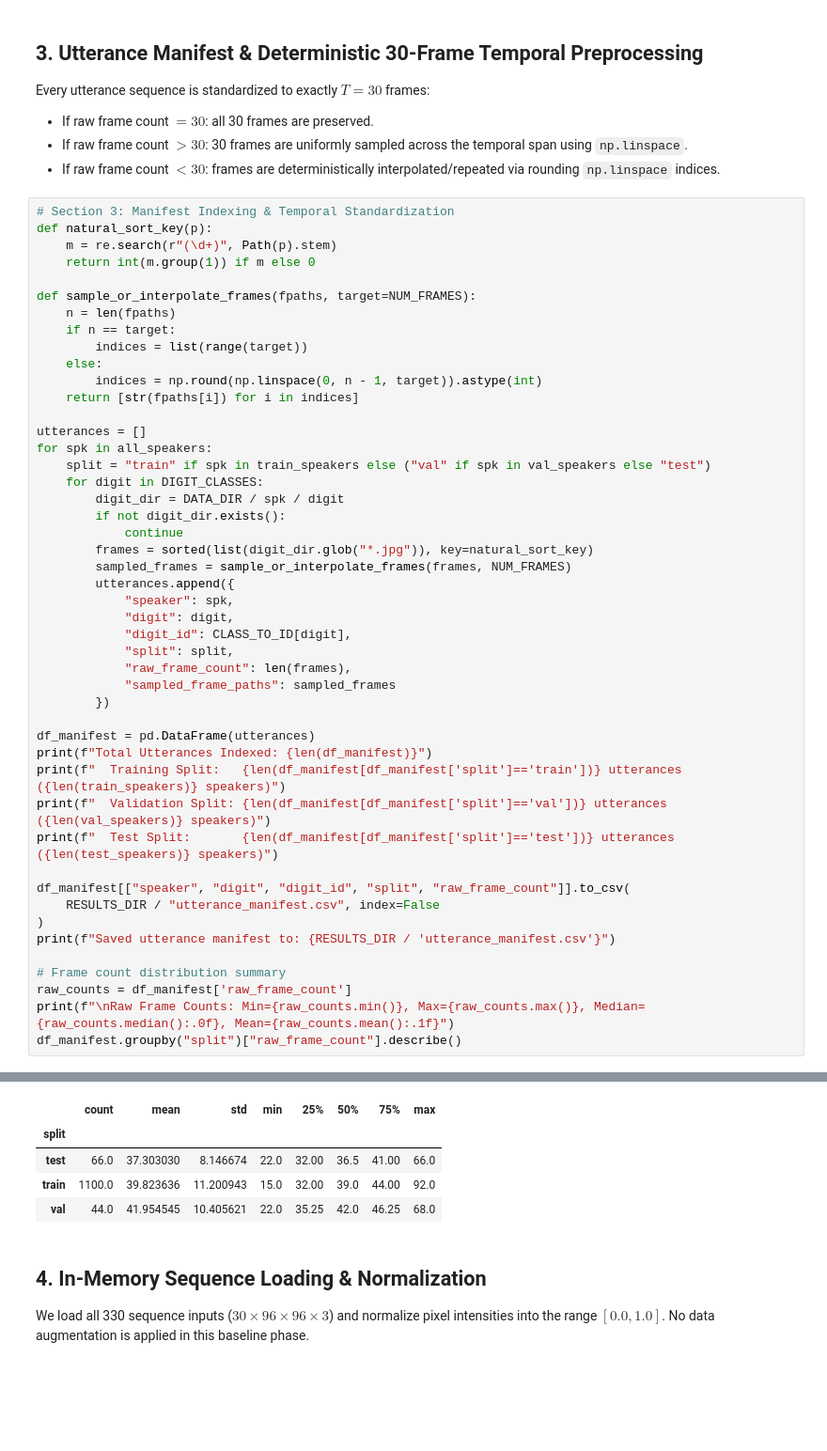
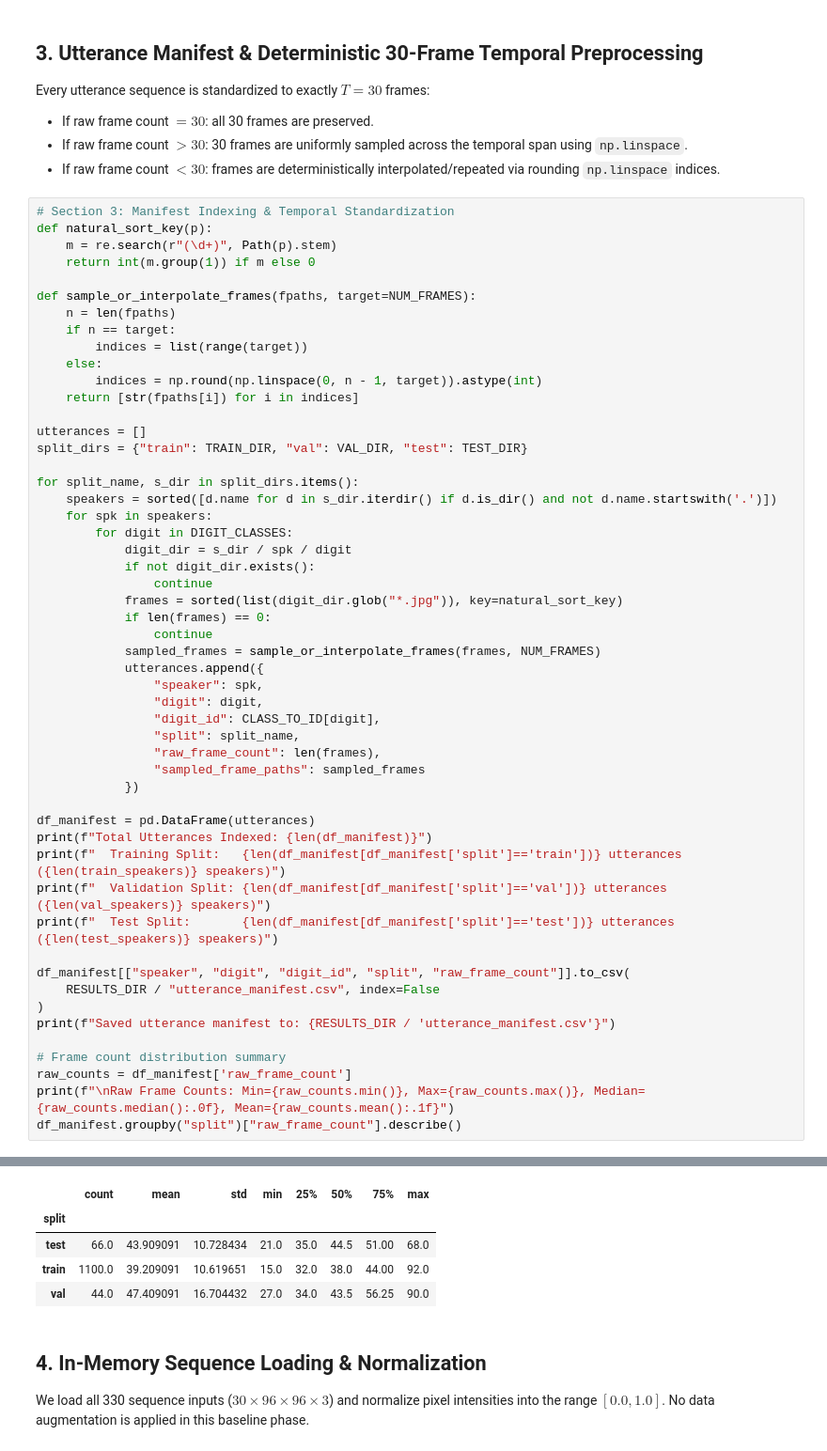
Before and after one commit to LegioN2004/tai-phake-lip-reading, a Jupyter notebook: notebooks/06_pretrained_phase1_baseline.ipynb, the cells around one changed output, grey strips where cells are left out. Shown at 94% size. Drawn from its saved outputs; the diff is of its cells as text; blank space fills up the shorter version.

```diff
--- a/notebooks/06_pretrained_phase1_baseline.ipynb
+++ b/notebooks/06_pretrained_phase1_baseline.ipynb
@@ -169,52 +197,57 @@ def sample_or_interpolate_frames(fpaths, target=NUM_FRAMES):
         indices = np.round(np.linspace(0, n - 1, target)).astype(int)
     return [str(fpaths[i]) for i in indices]
 
 utterances = []
-for spk in all_speakers:
-    split = "train" if spk in train_speakers else ("val" if spk in val_speakers else "test")
-    for digit in DIGIT_CLASSES:
-        digit_dir = DATA_DIR / spk / digit
-        if not digit_dir.exists():
-            continue
-        frames = sorted(list(digit_dir.glob("*.jpg")), key=natural_sort_key)
-        sampled_frames = sample_or_interpolate_frames(frames, NUM_FRAMES)
-        utterances.append({
-            "speaker": spk,
-            "digit": digit,
-            "digit_id": CLASS_TO_ID[digit],
-            "split": split,
-            "raw_frame_count": len(frames),
-            "sampled_frame_paths": sampled_frames
-        })
+split_dirs = {"train": TRAIN_DIR, "val": VAL_DIR, "test": TEST_DIR}
+
+for split_name, s_dir in split_dirs.items():
+    speakers = sorted([d.name for d in s_dir.iterdir() if d.is_dir() and not d.name.startswith('.')])
+    for spk in speakers:
+        for digit in DIGIT_CLASSES:
+            digit_dir = s_dir / spk / digit
+            if not digit_dir.exists():
+                continue
+            frames = sorted(list(digit_dir.glob("*.jpg")), key=natural_sort_key)
+            if len(frames) == 0:
+                continue
+            sampled_frames = sample_or_interpolate_frames(frames, NUM_FRAMES)
+            utterances.append({
+                "speaker": spk,
+                "digit": digit,
+                "digit_id": CLASS_TO_ID[digit],
+                "split": split_name,
+                "raw_frame_count": len(frames),
+                "sampled_frame_paths": sampled_frames
+            })
 
 df_manifest = pd.DataFrame(utterances)
 print(f"Total Utterances Indexed: {len(df_manifest)}")
 print(f"  Training Split:   {len(df_manifest[df_manifest['split']=='train'])} utterances ({len(train_speakers)} speakers)")
 print(f"  Validation Split: {len(df_manifest[df_manifest['split']=='val'])} utterances ({len(val_speakers)} speakers)")
 print(f"  Test Split:       {len(df_manifest[df_manifest['split']=='test'])} utterances ({len(test_speakers)} speakers)")
 
 df_manifest[["speaker", "digit", "digit_id", "split", "raw_frame_count"]].to_csv(
     RESULTS_DIR / "utterance_manifest.csv", index=False
 )
 print(f"Saved utterance manifest to: {RESULTS_DIR / 'utterance_manifest.csv'}")
 
 # Frame count distribution summary
 raw_counts = df_manifest['raw_frame_count']
 print(f"\nRaw Frame Counts: Min={raw_counts.min()}, Max={raw_counts.max()}, Median={raw_counts.median():.0f}, Mean={raw_counts.mean():.1f}")
 df_manifest.groupby("split")["raw_frame_count"].describe()
 # %% [output]
 Total Utterances Indexed: 1210
   Training Split:   1100 utterances (100 speakers)
   Validation Split: 44 utterances (4 speakers)
   Test Split:       66 utterances (6 speakers)
 Saved utterance manifest to: /Users/milinda/ghq/github.com/legion2004/tai-phake-lip-reading/results/pretrained_phase1/utterance_manifest.csv
 
 Raw Frame Counts: Min=15, Max=92, Median=39, Mean=39.8
 |  | count | mean | std | min | 25% | 50% | 75% | max |
 | split |  |  |  |  |  |  |  |  |
-| test | 66.0 | 37.303030 | 8.146674 | 22.0 | 32.00 | 36.5 | 41.00 | 66.0 |
-| train | 1100.0 | 39.823636 | 11.200943 | 15.0 | 32.00 | 39.0 | 44.00 | 92.0 |
-| val | 44.0 | 41.954545 | 10.405621 | 22.0 | 35.25 | 42.0 | 46.25 | 68.0 |
+| test | 66.0 | 43.909091 | 10.728434 | 21.0 | 35.0 | 44.5 | 51.00 | 68.0 |
+| train | 1100.0 | 39.209091 | 10.619651 | 15.0 | 32.0 | 38.0 | 44.00 | 92.0 |
+| val | 44.0 | 47.409091 | 16.704432 | 27.0 | 34.0 | 43.5 | 56.25 | 90.0 |
 # %% [markdown]
 ## 4. In-Memory Sequence Loading & Normalization
 We load all 330 sequence inputs ($30 \times 96 \times 96 \times 3$) and normalize pixel intensities into the range $[0.0, 1.0]$. No data augmentation is applied in this baseline phase.
```
Also changed, not shown: parts of 19 cells of this notebook, 39 other files.
